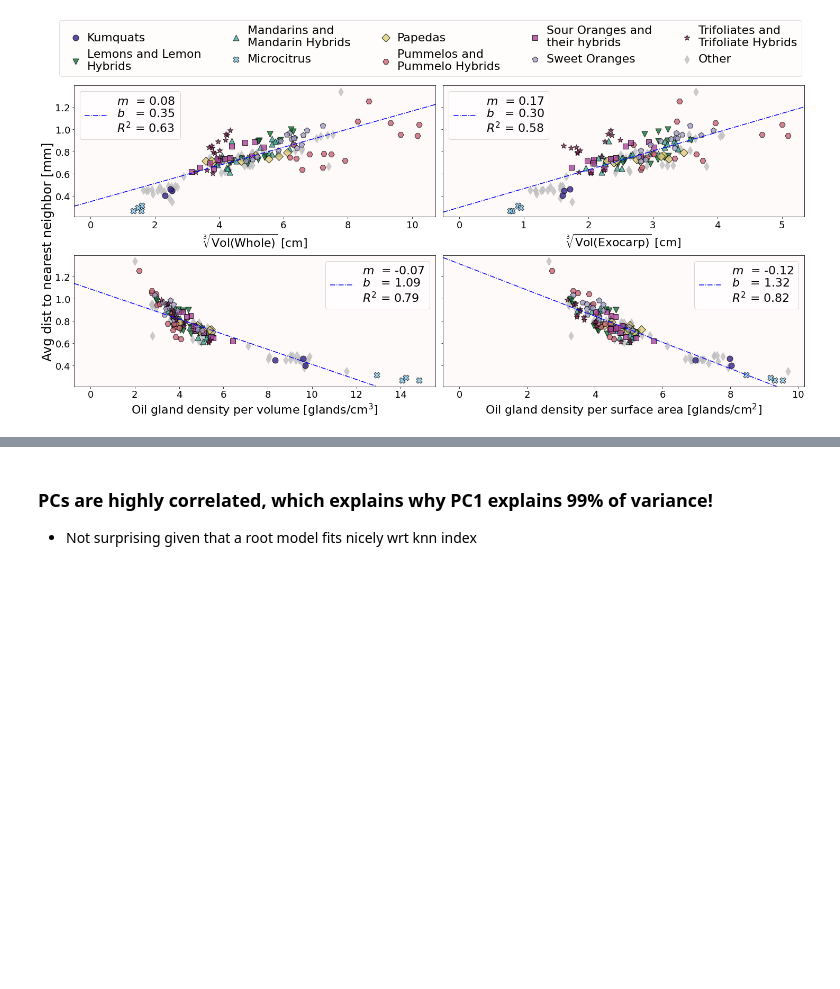
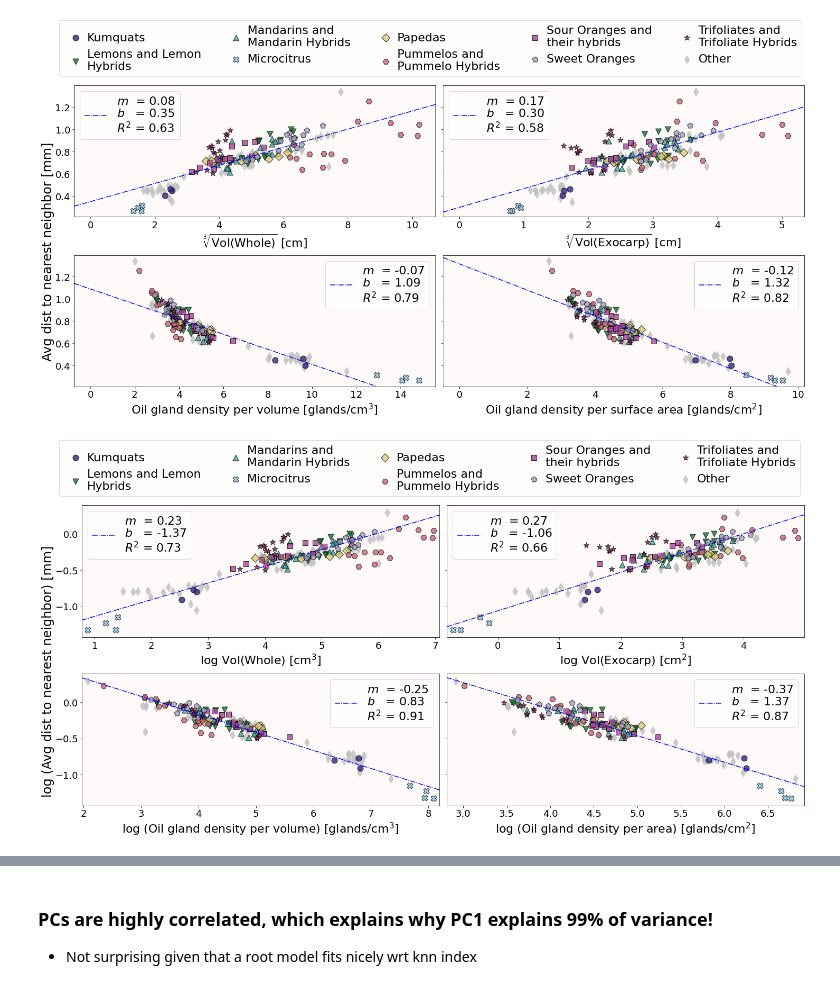
Before and after one commit to amezqui3/vitaminC_morphology, a Jupyter notebook: jupyter/13_knn_exploration.ipynb, the cells around one changed output, grey strips where cells are left out. Saved outputs shown, nothing was run; the diff lists cells and outputs as text; code cells hidden in the pictures; blank space fills up the shorter version.

```diff
--- a/jupyter/13_knn_exploration.ipynb
+++ b/jupyter/13_knn_exploration.ipynb
@@ -282,3 +286,74 @@ fig.set_alpha(0)
 plt.savefig(pname + '.svg', format='svg', transparent=False, facecolor=fig.get_facecolor(), bbox_inches='tight')
 # %% [output]
 [figure]
+# %%
+fs = 22
+marker = ['o', 'v', '^', 'X', 'D',
+          'H', 's', 'p', '*', 'P']
+col_tol = ['#332288', '#117733', '#44aa99', '#88ccee', '#ddcc77',
+           '#cc6677', '#aa4499', '#a09fc5', '#882255', '#111111']
+
+keys = list(citrus_dict.keys())
+fig, ax = plt.subplots(2,2,figsize=(20,9), sharey=True)
+ax = ax.ravel()
+trait = ['whole', 'exocarp', 'oil_glands', 'density_area']
+trait = ['density_whole', 'density_exo', 'density_vol', 'density_area']
+trait = ['whole', 'exocarp', 'density_whole', 'density_exo', 'density_vol', 'density_area']
+trait = ['whole', 'exocarp', 'density_whole', 'density_area']
+
+collabs = ['log Vol(Whole) [cm$^3$]', 'log Vol(Exocarp) [cm$^2$]',
+           'log (Oil gland density per volume) [glands/cm$^3$]',
+           'log (Oil gland density per area) [glands/cm$^2$]']
+
+for i in range(len(ax)):
+    xx = np.log(df[trait[i]])
+    yy = np.log(knn[:,0])
+    rma = regress2(xx, yy, _method_type_2="reduced major axis")
+    r2 = r2_score(yy, rma['predict'])
+
+    ax[i].set_xlim((np.min(xx)-0.1, np.max(xx)+0.1))
+    ax[i].set_ylim((np.min(yy)-0.1, np.max(yy)+0.1))
+
+    label = '$m$  = {:.2f}\n$b$   = {:.2f}\n$R^2$ = {:.2f}'.format(rma['slope'], rma['intercept'], r2)
+    ax[i].axline(xy1=(0,rma['intercept']), slope=rma['slope'], color='b', ls='-.', label=label)
+
+    if i in [2,3]:
+        ax[i].legend(loc = 'upper right', fontsize=fs)
+
+    else:
+        ax[i].legend(loc = 'upper left', fontsize=fs)
+
+    ax[i].set_xlabel(collabs[i], fontsize=fs);
+
+    key = keys[-1]
+    ax[i].scatter(xx[citrus_dict[key]], yy[citrus_dict[key]], s=120, alpha=0.8,
+               marker='d', color='silver', label='Other');
+    for j in range(len(keys)-1):
+        key = keys[j]
+        ax[i].scatter(xx[citrus_dict[key]], yy[citrus_dict[key]], s=120, alpha=0.8,
+                   marker=marker[j], color=col_tol[j], label=key,
+                   edgecolor='k', linewidth=1);
+    ax[i].set_facecolor('snow')
+    ax[i].tick_params(labelsize=18)
+    h, l = ax[i].get_legend_handles_labels()
+
+ordering = list(range(2,len(keys)+1)) + [1]
+hh = [h[k] for k in ordering]
+ll = [textwrap.fill(l[k],18) for k in ordering]
+
+fig.legend(hh,ll,fontsize=22, ncol=5,framealpha=0.5, facecolor='snow', loc='upper center',
+           bbox_to_anchor=(0.5, 1.19),
+           edgecolor='silver', handletextpad=0.);
+
+fig.text(-0.01, 0.5, 'log (Avg dist to nearest neighbor) [mm]', va='center', rotation='vertical', fontsize=fs+2)
+#ax[0].set_ylabel('Avg dist to nearest neighbor [mm]', fontsize=fs);
+
+fig.tight_layout();
+
+pname = dst + 'knn01_panel_log'
+#plt.savefig(pname+'.jpg', dpi=96, format='jpg', bbox_inches='tight', pil_kwargs={'optimize':True})
+plt.savefig(pname+'.pdf', format='pdf', bbox_inches='tight')
+fig.set_alpha(0)
+plt.savefig(pname + '.svg', format='svg', transparent=False, facecolor=fig.get_facecolor(), bbox_inches='tight')
+# %% [output]
+[figure, added]
```
Also changed, not shown: parts of 3 cells of this notebook, 7 other files.
